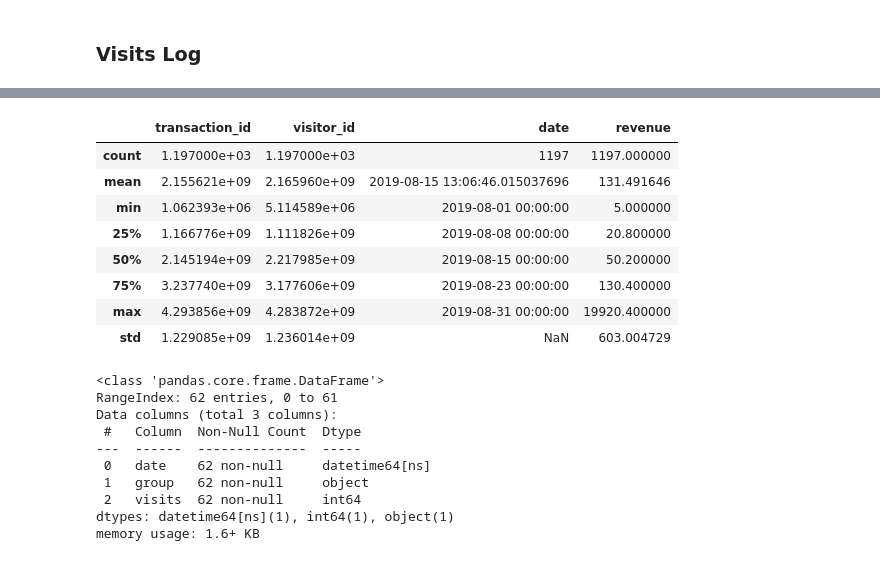
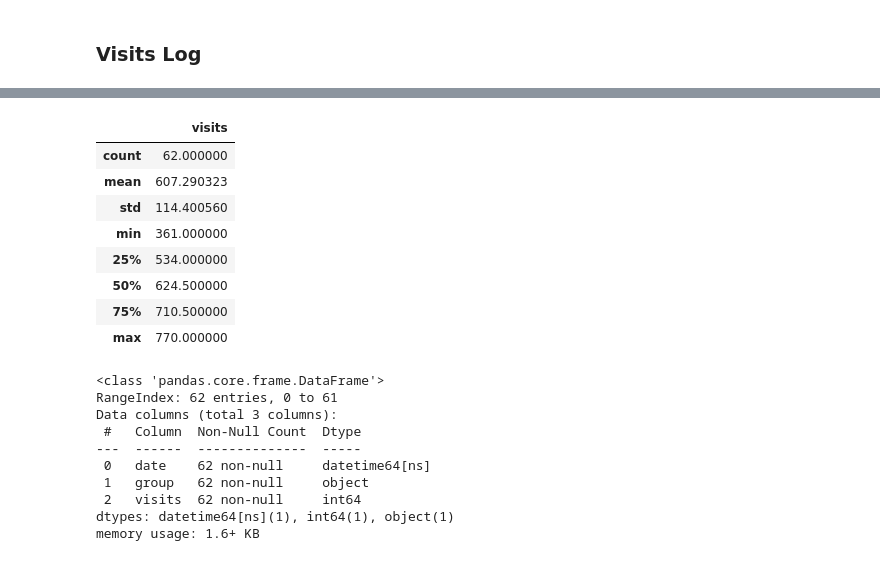
Before and after one commit to RafaelGenari/Bootcamp_Project_Making_Decisions_Based_In_Data, a Jupyter notebook: Notebooks/EDA.ipynb, the cells around one changed output, grey strips where cells are left out. Saved outputs shown, nothing was run; the diff lists cells and outputs as text; code cells hidden in the pictures.

```diff
--- a/Notebooks/EDA.ipynb
+++ b/Notebooks/EDA.ipynb
@@ -179,17 +187,17 @@ memory usage: 1.6+ KB
 | 3 | 2019-08-04 | A | 717 |
 | 4 | 2019-08-05 | A | 756 |
 # %%
-orders_log.describe()
+visits_log.describe()
 # %% [output]
-|  | transaction_id | visitor_id | date | revenue |
-| count | 1.197000e+03 | 1.197000e+03 | 1197 | 1197.000000 |
-| mean | 2.155621e+09 | 2.165960e+09 | 2019-08-15 13:06:46.015037696 | 131.491646 |
-| min | 1.062393e+06 | 5.114589e+06 | 2019-08-01 00:00:00 | 5.000000 |
-| 25% | 1.166776e+09 | 1.111826e+09 | 2019-08-08 00:00:00 | 20.800000 |
-| 50% | 2.145194e+09 | 2.217985e+09 | 2019-08-15 00:00:00 | 50.200000 |
-| 75% | 3.237740e+09 | 3.177606e+09 | 2019-08-23 00:00:00 | 130.400000 |
-| max | 4.293856e+09 | 4.283872e+09 | 2019-08-31 00:00:00 | 19920.400000 |
-| std | 1.229085e+09 | 1.236014e+09 | NaN | 603.004729 |
+|  | visits |
+| count | 62.000000 |
+| mean | 607.290323 |
+| std | 114.400560 |
+| min | 361.000000 |
+| 25% | 534.000000 |
+| 50% | 624.500000 |
+| 75% | 710.500000 |
+| max | 770.000000 |
 # %%
 visits_log['date'] = pd.to_datetime(visits_log['date'])
 # %%
```
Also changed, not shown: parts of 43 cells of this notebook.
